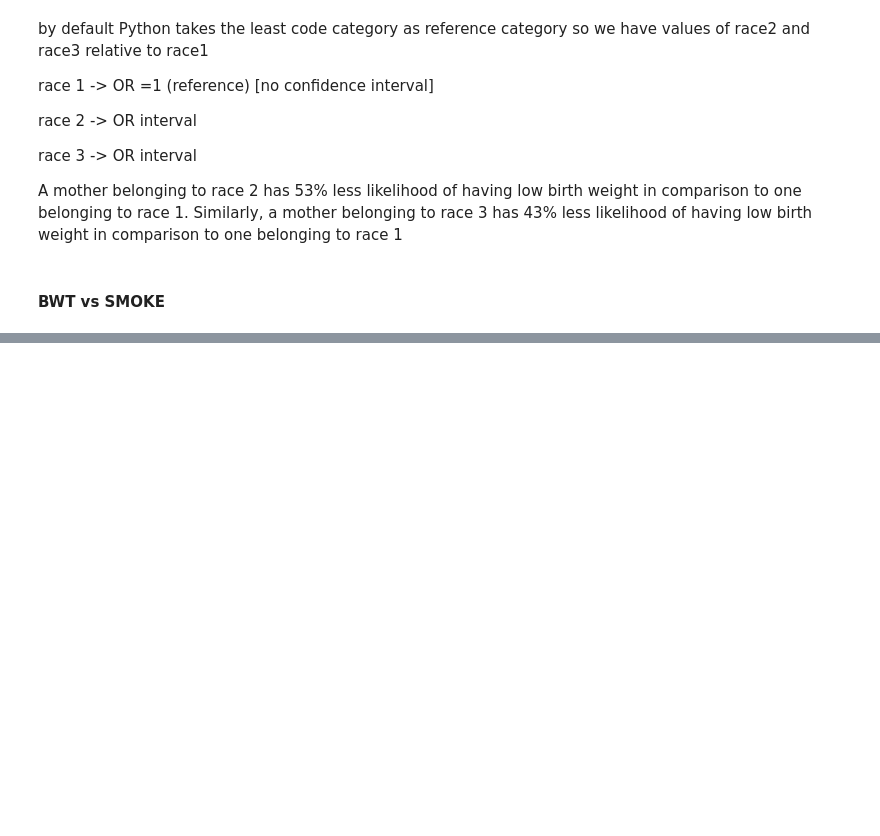
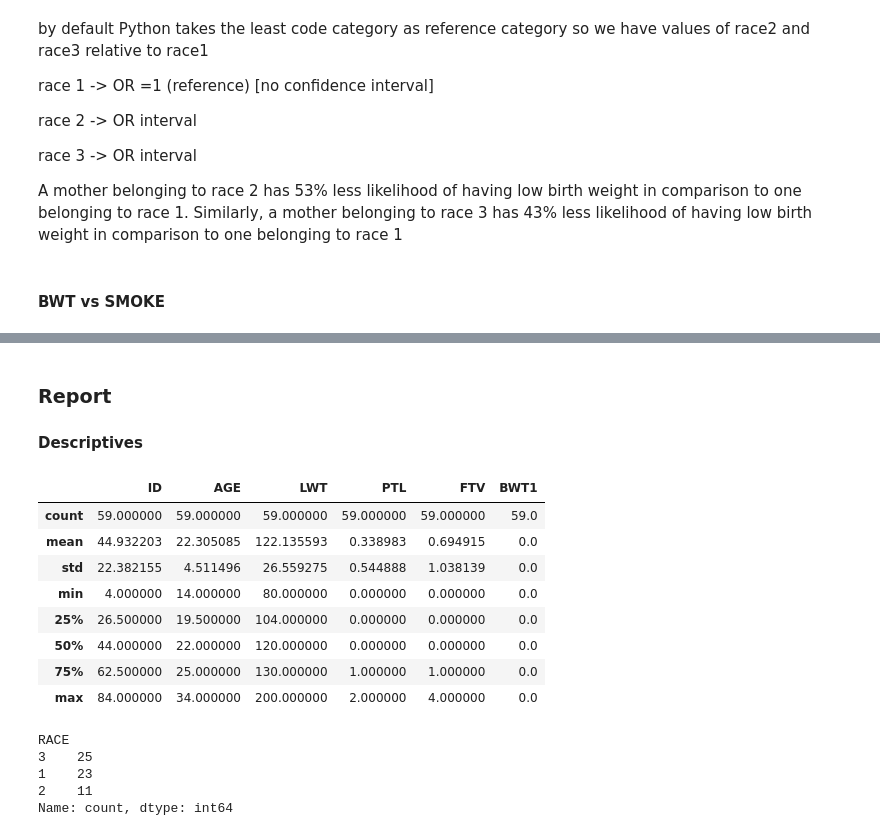
Before and after one commit to shreevaths1/statistical-tests, a Jupyter notebook: logistic-regression/binary-logisitic.ipynb, the cells around one changed output, grey strips where cells are left out. Cells and saved outputs as stored; diff of their text form; code cells hidden in the pictures; blank space fills up the shorter version.

```diff
--- a/logistic-regression/binary-logisitic.ipynb
+++ b/logistic-regression/binary-logisitic.ipynb
@@ -281,0 +449,27 @@ SMOKE[T.1]  -0.7041    0.3196  -2.2026  0.0276  -1.3305  -0.0776
+# %% [markdown]
+### Report
+
+#### Descriptives
+# %%
+s1 = df1.loc[df1["BWT1"]==0,]
+s2 = df1.loc[df1["BWT1"]==1,]
+# %%
+s1.describe()
+# %% [output]
+|  | ID | AGE | LWT | PTL | FTV | BWT1 |
+| count | 59.000000 | 59.000000 | 59.000000 | 59.000000 | 59.000000 | 59.0 |
+| mean | 44.932203 | 22.305085 | 122.135593 | 0.338983 | 0.694915 | 0.0 |
+| std | 22.382155 | 4.511496 | 26.559275 | 0.544888 | 1.038139 | 0.0 |
+| min | 4.000000 | 14.000000 | 80.000000 | 0.000000 | 0.000000 | 0.0 |
+| 25% | 26.500000 | 19.500000 | 104.000000 | 0.000000 | 0.000000 | 0.0 |
+| 50% | 44.000000 | 22.000000 | 120.000000 | 0.000000 | 0.000000 | 0.0 |
+| 75% | 62.500000 | 25.000000 | 130.000000 | 1.000000 | 1.000000 | 0.0 |
+| max | 84.000000 | 34.000000 | 200.000000 | 2.000000 | 4.000000 | 0.0 |
+# %%
+print(s1.RACE.value_counts())
+# %% [output]
+RACE
+3    25
+1    23
+2    11
+Name: count, dtype: int64
```
Also changed, not shown: parts of 25 cells of this notebook.
